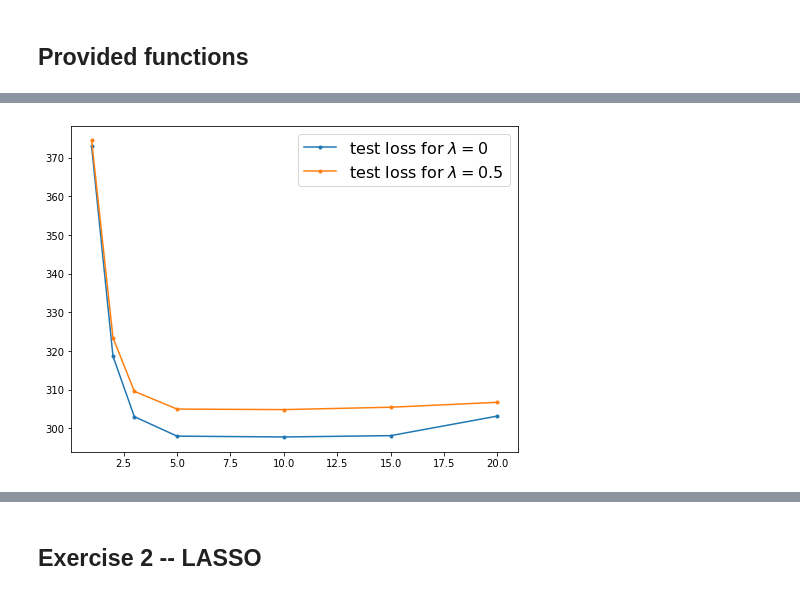
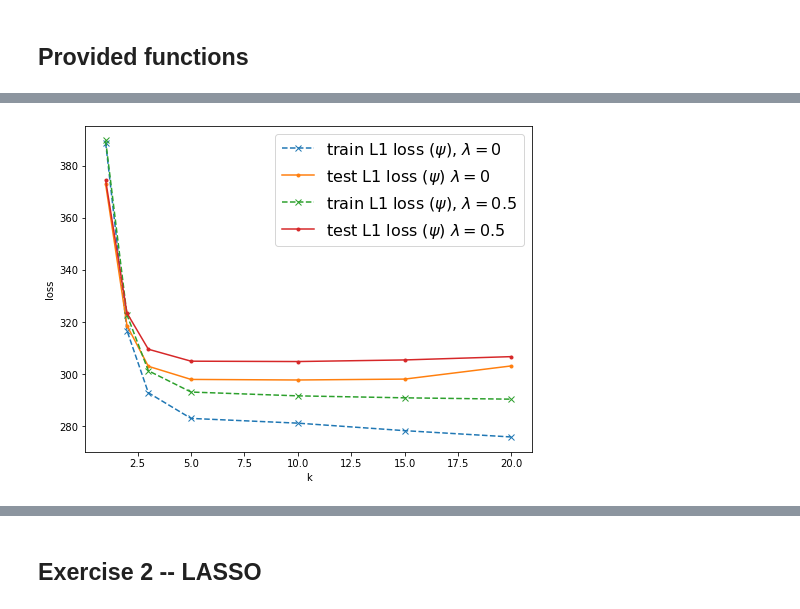
Before and after one commit to swag2198/statistical-ml, a Jupyter notebook: hw5/Exercise1_Ridge_Regression.ipynb, the cells around one changed output, grey strips where cells are left out. Drawn from its saved outputs; the diff is of its cells as text; code cells hidden in the pictures.

```diff
--- a/hw5/Exercise1_Ridge_Regression.ipynb
+++ b/hw5/Exercise1_Ridge_Regression.ipynb
@@ -136,0 +146,2 @@ LOSSS = 'L1'
+# %%
+figdims = [8, 6]
@@ -141,7 +154,7 @@ LAMBDA = [0, 30]#, 1000]
 nrows = len(K)
 ncols = len(LAMBDA)
 fig, axes = plt.subplots(nrows=nrows, ncols=ncols,
-                         figsize=(8*ncols, 6*nrows),
+                         figsize=(figdims[0]*ncols, figdims[1]*nrows),
                          gridspec_kw={'wspace':0.2,'hspace':0.3})
 train_losses = {}
 test_losses = {}
@@ -202,8 +197,14 @@ for lmda in LAMBDA:
     trnlosses = [train_losses[k][lmda] for k in K]
     tstlosses = [test_losses[k][lmda] for k in K]
 
-    axes.plot(K, tstlosses, '.-', label=fr'test loss for $\lambda={lmda}$')
+
+
+    axes.plot(K, trnlosses, 'x--',label=fr'train {LOSSS} loss for $\lambda={lmda}$')
+    axes.plot(K, tstlosses, '.-', label=fr'test {LOSSS} loss for $\lambda={lmda}$')
     axes.legend(fontsize=16)
 
+    axes.set_xlabel('k')
+    axes.set_ylabel('loss')
+
 plt.show()
 # %% [output]
@@ -370,16 +331,16 @@ plt.show()
 # %%
-fig, axes = plt.subplots(nrows=1, ncols=2,
-                         figsize=(8*2, 6),
-                         gridspec_kw={'wspace':0.2,'hspace':0.3})
+# fig, axes = plt.subplots(nrows=1, ncols=2,
+#                          figsize=(8*2, 6),
+#                          gridspec_kw={'wspace':0.2,'hspace':0.3})
 
-for i, lmda in enumerate(LAMBDA):
-    trnlosses = [train_losses[k][lmda] for k in K]
-    tstlosses = [test_losses[k][lmda] for k in K]
+# for i, lmda in enumerate(LAMBDA):
+#     trnlosses = [train_losses[k][lmda] for k in K]
+#     tstlosses = [test_losses[k][lmda] for k in K]
 
-    axes[i].plot(K, trnlosses, '.-', label='train loss')
-    axes[i].plot(K, tstlosses, '.-', label='test loss')
-    axes[i].legend(fontsize=16)
-    axes[i].set_title(fr"$\lambda$={lmda}", fontsize=16)
-    axes[i].set_ylim(260, 420)
+#     axes[i].plot(K, trnlosses, '.-', label='train loss')
+#     axes[i].plot(K, tstlosses, '.-', label='test loss')
+#     axes[i].legend(fontsize=16)
+#     axes[i].set_title(fr"$\lambda$={lmda}", fontsize=16)
+#     axes[i].set_ylim(260, 420)
 
-plt.show()
+# plt.show()
@@ -388,15 +347,21 @@ plt.show()
 # %%
 fig, axes = plt.subplots(nrows=1, ncols=1,
                          figsize=(8, 6),
                          gridspec_kw={'wspace':0.2,'hspace':0.3})
 
 for lmda in LAMBDA:
     trnlosses = [train_losses[k][lmda] for k in K]
     tstlosses = [test_losses[k][lmda] for k in K]
 
-    axes.plot(K, tstlosses, '.-', label=fr'test loss for $\lambda={lmda}$')
+
+
+    axes.plot(K, trnlosses, 'x--',label=fr'train {LOSSS} loss ($\psi$), $\lambda={lmda}$')
+    axes.plot(K, tstlosses, '.-', label=fr'test {LOSSS} loss ($\psi$) $\lambda={lmda}$')
     axes.legend(fontsize=16)
 
+    axes.set_xlabel('k')
+    axes.set_ylabel('loss')
+
 plt.show()
 # %% [output]
-[figure, old version]
+[figure, new version]
```
Also changed, not shown: parts of 41 cells of this notebook.
